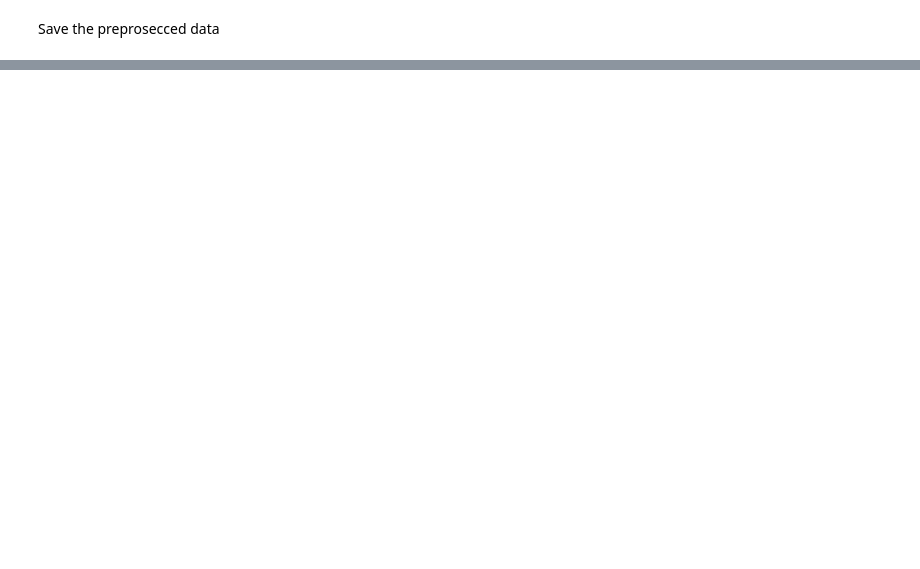
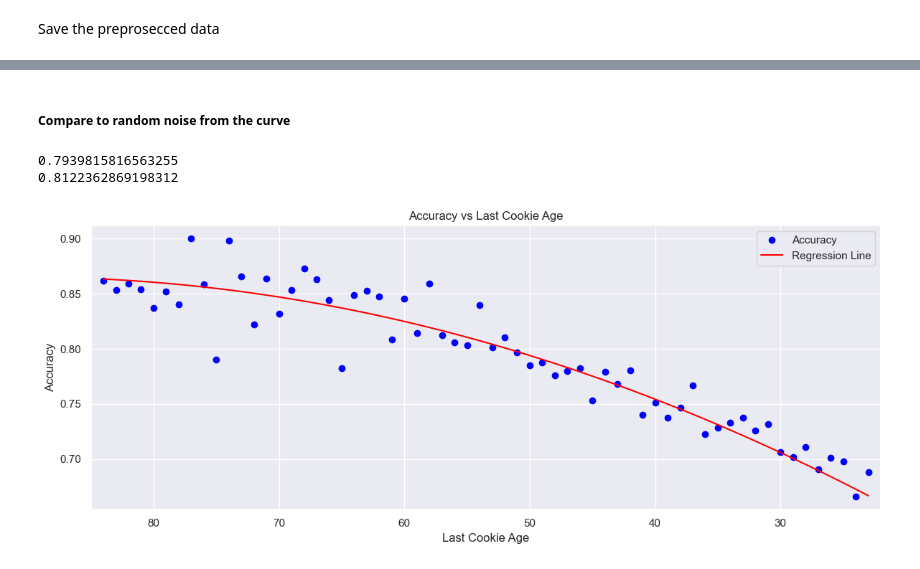
Before and after one commit to menisadi/merged, a Jupyter notebook: Notebooks/Test my perfect cookies.ipynb, the cells around one changed output, grey strips where cells are left out. Saved outputs shown, nothing was run; the diff lists cells and outputs as text; code cells hidden in the pictures; blank space fills up the shorter version.

```diff
--- a/Notebooks/Test my perfect cookies.ipynb
+++ b/Notebooks/Test my perfect cookies.ipynb
@@ -353,0 +535,6 @@ data.to_parquet('100KHH.parquet')
+# %%
+x = np.array(accuracy_by_age.index)
+y = np.array(accuracy_by_age)
+
+b, m = polyfit(x=accuracy_by_age.index, y=accuracy_by_age, deg=1)
+coeffs = polyfit(x, y, deg=2)
@@ -353,0 +559,2 @@ data.to_parquet('100KHH.parquet')
+# %% [markdown]
+##### Compare to random noise from the curve
@@ -353,0 +564,16 @@ data.to_parquet('100KHH.parquet')
+# %%
+def age_size(age):
+    return len(tested_train[(tested_train["last_cookie_age"]==age) & (tested_train["mergeable"]==True)])
+# %%
+def curve(age):
+    return coeffs[0] + coeffs[1] * age + coeffs[2] * age**2
+# %%
+p = curve(50)
+n = age_size(50)
+print(p)
+print(np.random.binomial(n, p) / n)
+# %% [output]
+0.7939815816563255
+0.8122362869198312
+# %%
+noisy_curve = [np.random.binomial(age_size(age), curve(age)) / age_size(age) for age in accuracy_by_age.index]
@@ -353,0 +582,14 @@ data.to_parquet('100KHH.parquet')
+# %%
+plt.plot(x, noisy_curve, 'o', label='Accuracy', color="blue")
+plt.plot(x, coeffs[0] + coeffs[1] * x + coeffs[2] * x**2, '-', label='Regression Line', color="red")
+# plt.plot(accuracy_by_age.index, b + m * accuracy_by_age.index, '-', label='Regression Line')
+plt.xlim(accuracy_by_age.index.max()+1, accuracy_by_age.index.min()-1)
+# plt.errorbar(x, noisy_curve, yerr=stds, fmt='o-', capsize=4, ecolor="grey")
+plt.xlabel('Last Cookie Age')
+plt.ylabel('Accuracy')
+plt.title('Accuracy vs Last Cookie Age')
+plt.legend()
+plt.tight_layout()
+plt.show()
+# %% [output]
+[figure, added]
```
Also changed, not shown: parts of 72 cells of this notebook, 5 other files.
